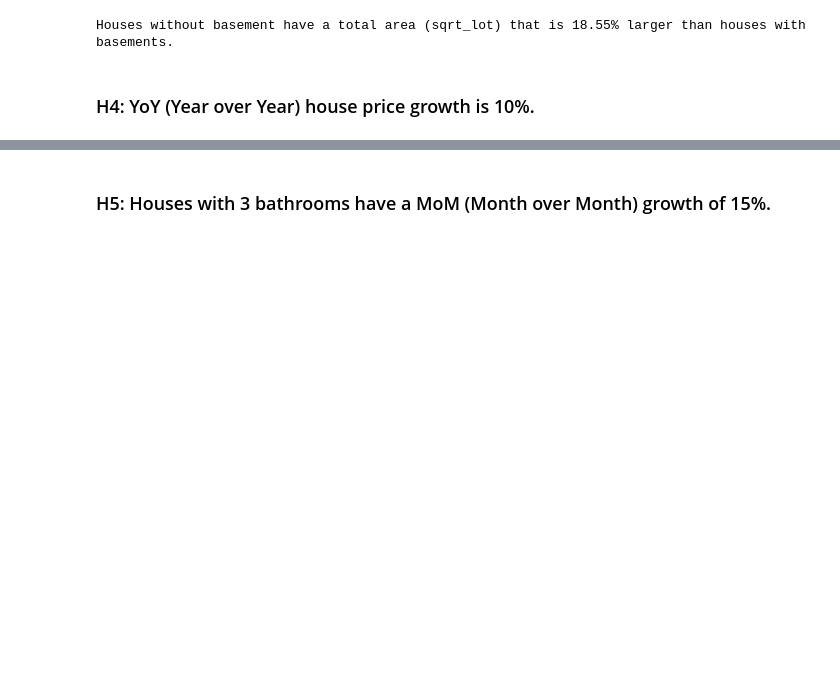
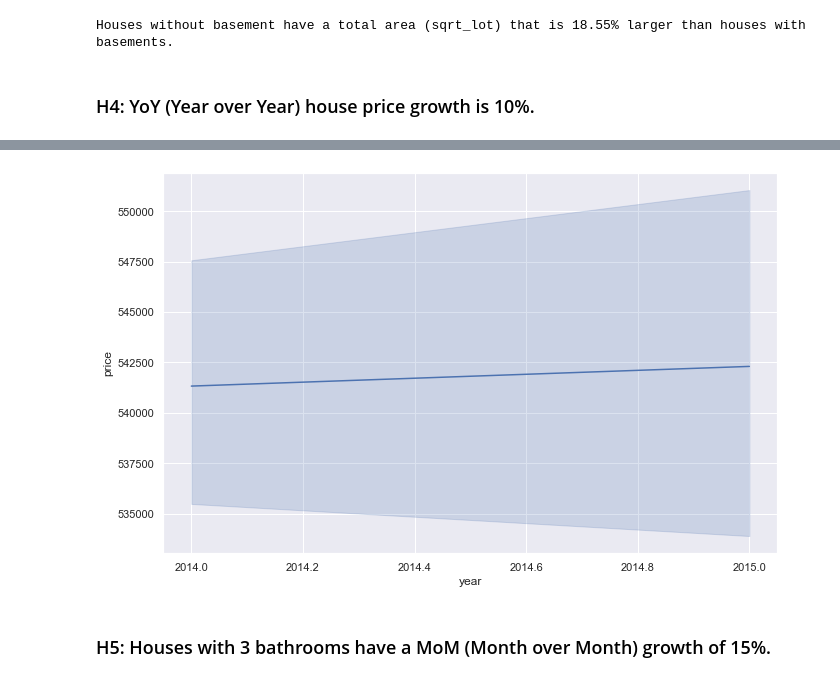
Before and after one commit to luana-afonso/Comunidade-DS, a Jupyter notebook: house_rocket_insights.ipynb, the cells around one changed output, grey strips where cells are left out. Drawn from its saved outputs; the diff is of its cells as text; code cells hidden in the pictures; blank space fills up the shorter version.

```diff
--- a/house_rocket_insights.ipynb
+++ b/house_rocket_insights.ipynb
@@ -489,2 +498,6 @@ sns.barplot(df4['year'], df4['price']);
+# %%
+sns.lineplot(data = df4, x = 'year',  y = 'price' );
+# %% [output]
+[figure, added]
 # %% [markdown]
 ### H5: Houses with 3 bathrooms have a MoM (Month over Month) growth of 15%.
```
Also changed, not shown: parts of 58 cells of this notebook.
